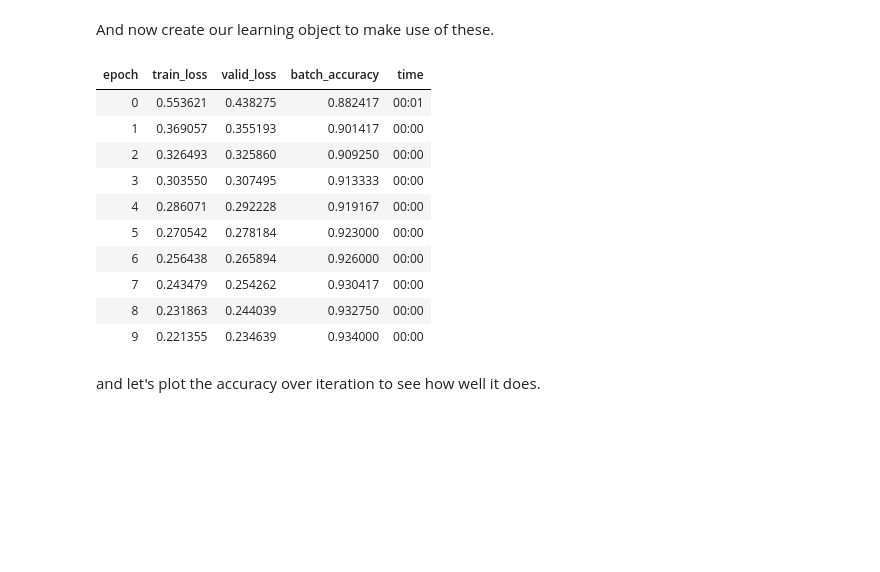
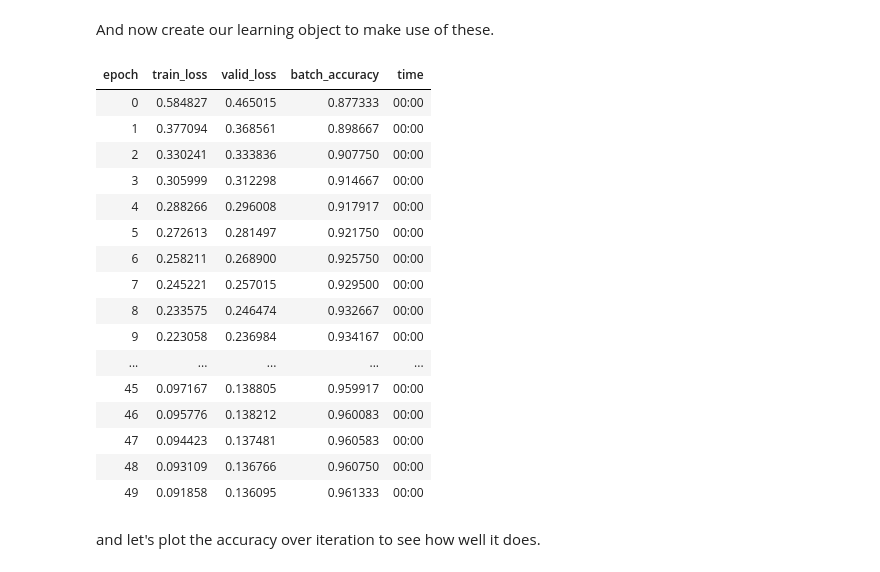
Before and after one commit to seanjones-jpg/Machine-Learning, a Jupyter notebook: building-a-neural-net-for-the-mnist-dataset.ipynb, the cells around one changed output. Saved outputs shown, nothing was run; the diff lists cells and outputs as text; code cells hidden in the pictures; blank space fills up the shorter version.

```diff
--- a/building-a-neural-net-for-the-mnist-dataset.ipynb
+++ b/building-a-neural-net-for-the-mnist-dataset.ipynb
@@ -453,19 +453,25 @@ learn = Learner(dls, simple_nnet, opt_func=SGD,
                 loss_func=mnist_loss, metrics=batch_accuracy)
 # %%
 #|export
-learn.fit(10, 0.1)
+learn.fit(50, 0.1)
 # %% [output]
 | epoch | train_loss | valid_loss | batch_accuracy | time |
-| 0 | 0.553621 | 0.438275 | 0.882417 | 00:01 |
-| 1 | 0.369057 | 0.355193 | 0.901417 | 00:00 |
-| 2 | 0.326493 | 0.325860 | 0.909250 | 00:00 |
-| 3 | 0.303550 | 0.307495 | 0.913333 | 00:00 |
-| 4 | 0.286071 | 0.292228 | 0.919167 | 00:00 |
-| 5 | 0.270542 | 0.278184 | 0.923000 | 00:00 |
-| 6 | 0.256438 | 0.265894 | 0.926000 | 00:00 |
-| 7 | 0.243479 | 0.254262 | 0.930417 | 00:00 |
-| 8 | 0.231863 | 0.244039 | 0.932750 | 00:00 |
-| 9 | 0.221355 | 0.234639 | 0.934000 | 00:00 |
+| 0 | 0.584827 | 0.465015 | 0.877333 | 00:00 |
+| 1 | 0.377094 | 0.368561 | 0.898667 | 00:00 |
+| 2 | 0.330241 | 0.333836 | 0.907750 | 00:00 |
+| 3 | 0.305999 | 0.312298 | 0.914667 | 00:00 |
+| 4 | 0.288266 | 0.296008 | 0.917917 | 00:00 |
+| 5 | 0.272613 | 0.281497 | 0.921750 | 00:00 |
+| 6 | 0.258211 | 0.268900 | 0.925750 | 00:00 |
+| 7 | 0.245221 | 0.257015 | 0.929500 | 00:00 |
+| 8 | 0.233575 | 0.246474 | 0.932667 | 00:00 |
+| 9 | 0.223058 | 0.236984 | 0.934167 | 00:00 |
+| ... | ... | ... | ... | ... |
+| 45 | 0.097167 | 0.138805 | 0.959917 | 00:00 |
+| 46 | 0.095776 | 0.138212 | 0.960083 | 00:00 |
+| 47 | 0.094423 | 0.137481 | 0.960583 | 00:00 |
+| 48 | 0.093109 | 0.136766 | 0.960750 | 00:00 |
+| 49 | 0.091858 | 0.136095 | 0.961333 | 00:00 |
 # %% [markdown]
 and let's plot the accuracy over iteration to see how well it does.
 # %%
```
Also changed, not shown: parts of 16 cells of this notebook.
